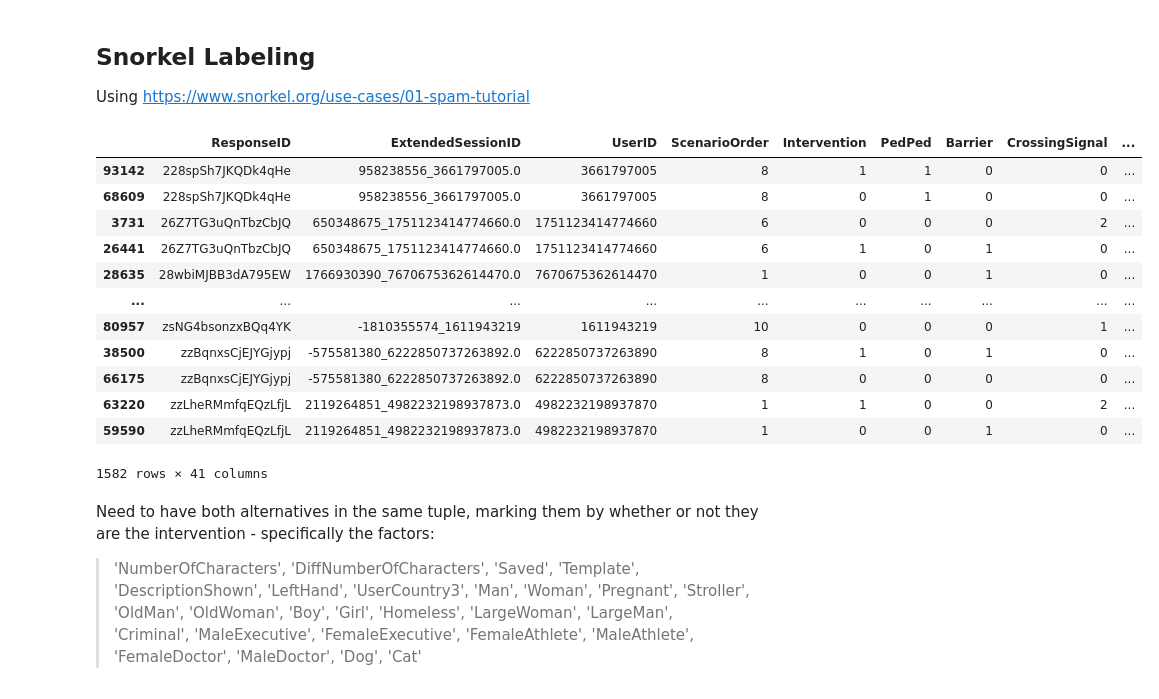
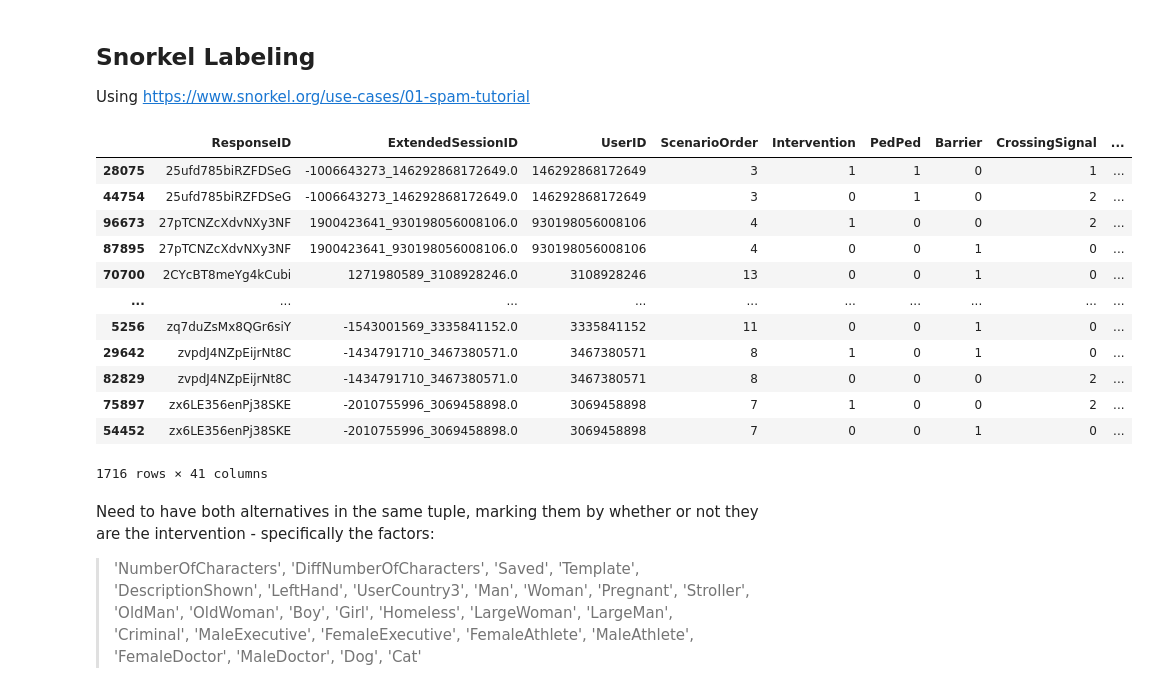
Before and after one commit to ryansteed/heuristic-moral-machine, a Jupyter notebook: jupyter/exploration.ipynb, the cells around one changed output. Saved outputs shown, nothing was run; the diff lists cells and outputs as text; code cells hidden in the pictures.

```diff
--- a/jupyter/exploration.ipynb
+++ b/jupyter/exploration.ipynb
@@ -55,31 +55,31 @@ Using https://www.snorkel.org/use-cases/01-spam-tutorial
 # %%
 # query random sample of responses grouped by ResponseID; only take responses for which both instances are present
 query = """
     --SELECT * FROM (
         SELECT * FROM sharedresponses
             WHERE ScenarioTypeStrict LIKE 'Random'
         ORDER BY RANDOM()
-        LIMIT 100000
+        LIMIT 1000000
     --)
     --GROUP BY ResponseID, ExtendedSessionID, UserID
     --HAVING COUNT(ResponseID) > 1
 """
 df = pd.read_sql(query, con=engine).groupby(by='ResponseID').filter(lambda g: g.shape[0] > 1).sort_values('ResponseID')
 df
 # %% [output]
 |  | ResponseID | ExtendedSessionID | UserID | ScenarioOrder | Intervention | PedPed | Barrier | CrossingSignal | ... |
-| 93142 | 228spSh7JKQDk4qHe | 958238556_3661797005.0 | 3661797005 | 8 | 1 | 1 | 0 | 0 | ... |
-| 68609 | 228spSh7JKQDk4qHe | 958238556_3661797005.0 | 3661797005 | 8 | 0 | 1 | 0 | 0 | ... |
-| 3731 | 26Z7TG3uQnTbzCbJQ | 650348675_1751123414774660.0 | 1751123414774660 | 6 | 0 | 0 | 0 | 2 | ... |
-| 26441 | 26Z7TG3uQnTbzCbJQ | 650348675_1751123414774660.0 | 1751123414774660 | 6 | 1 | 0 | 1 | 0 | ... |
-| 28635 | 28wbiMJBB3dA795EW | 1766930390_7670675362614470.0 | 7670675362614470 | 1 | 0 | 0 | 1 | 0 | ... |
+| 28075 | 25ufd785biRZFDSeG | -1006643273_146292868172649.0 | 146292868172649 | 3 | 1 | 1 | 0 | 1 | ... |
+| 44754 | 25ufd785biRZFDSeG | -1006643273_146292868172649.0 | 146292868172649 | 3 | 0 | 1 | 0 | 2 | ... |
+| 96673 | 27pTCNZcXdvNXy3NF | 1900423641_930198056008106.0 | 930198056008106 | 4 | 1 | 0 | 0 | 2 | ... |
+| 87895 | 27pTCNZcXdvNXy3NF | 1900423641_930198056008106.0 | 930198056008106 | 4 | 0 | 0 | 1 | 0 | ... |
+| 70700 | 2CYcBT8meYg4kCubi | 1271980589_3108928246.0 | 3108928246 | 13 | 0 | 0 | 1 | 0 | ... |
 | ... | ... | ... | ... | ... | ... | ... | ... | ... | ... |
-| 80957 | zsNG4bsonzxBQq4YK | -1810355574_1611943219 | 1611943219 | 10 | 0 | 0 | 0 | 1 | ... |
-| 38500 | zzBqnxsCjEJYGjypj | -575581380_6222850737263892.0 | 6222850737263890 | 8 | 1 | 0 | 1 | 0 | ... |
-| 66175 | zzBqnxsCjEJYGjypj | -575581380_6222850737263892.0 | 6222850737263890 | 8 | 0 | 0 | 0 | 0 | ... |
-| 63220 | zzLheRMmfqEQzLfjL | 2119264851_4982232198937873.0 | 4982232198937870 | 1 | 1 | 0 | 0 | 2 | ... |
-| 59590 | zzLheRMmfqEQzLfjL | 2119264851_4982232198937873.0 | 4982232198937870 | 1 | 0 | 0 | 1 | 0 | ... |
+| 5256 | zq7duZsMx8QGr6siY | -1543001569_3335841152.0 | 3335841152 | 11 | 0 | 0 | 1 | 0 | ... |
+| 29642 | zvpdJ4NZpEijrNt8C | -1434791710_3467380571.0 | 3467380571 | 8 | 1 | 0 | 1 | 0 | ... |
+| 82829 | zvpdJ4NZpEijrNt8C | -1434791710_3467380571.0 | 3467380571 | 8 | 0 | 0 | 0 | 2 | ... |
+| 75897 | zx6LE356enPj38SKE | -2010755996_3069458898.0 | 3069458898 | 7 | 1 | 0 | 0 | 2 | ... |
+| 54452 | zx6LE356enPj38SKE | -2010755996_3069458898.0 | 3069458898 | 7 | 0 | 0 | 1 | 0 | ... |
-1582 rows × 41 columns
+1716 rows × 41 columns
 # %% [markdown]
 Need to have both alternatives in the same tuple, marking them by whether or not they are the intervention - specifically the factors:
 > 'NumberOfCharacters', 'DiffNumberOfCharacters', 'Saved', 'Template', 'DescriptionShown',
```
Also changed, not shown: parts of 15 cells of this notebook, 1 other file.
